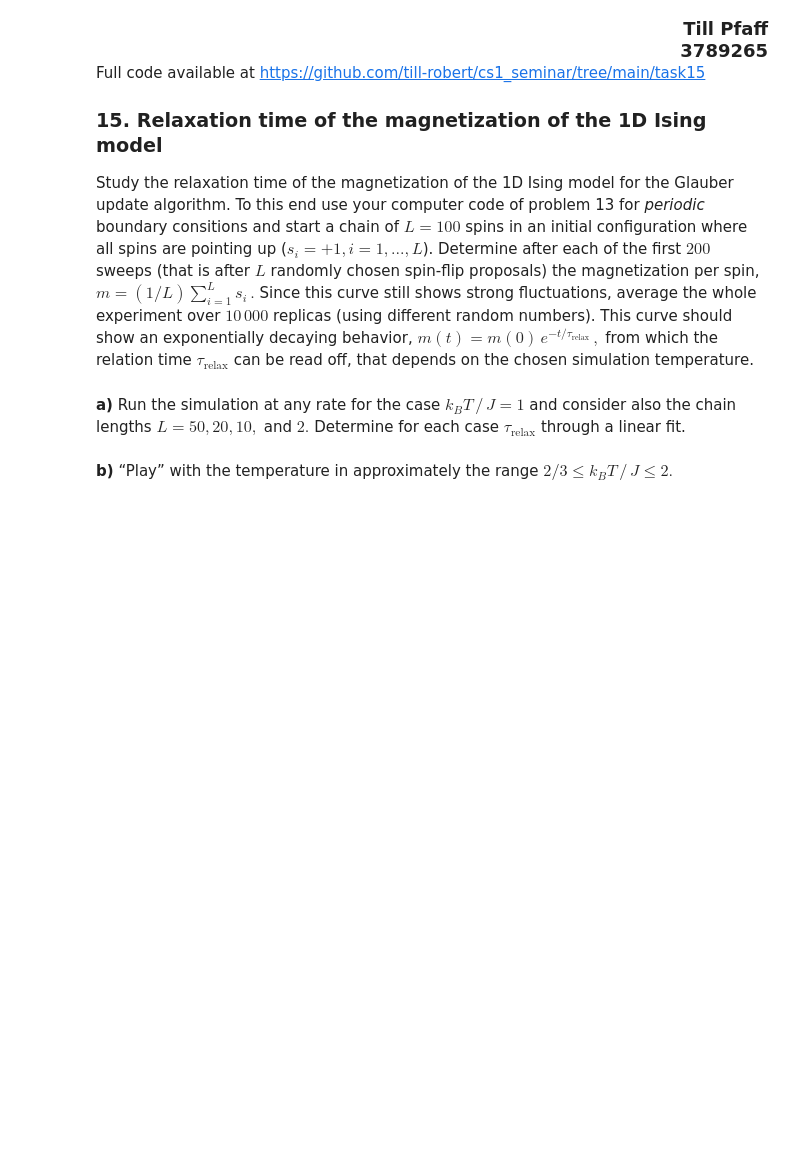
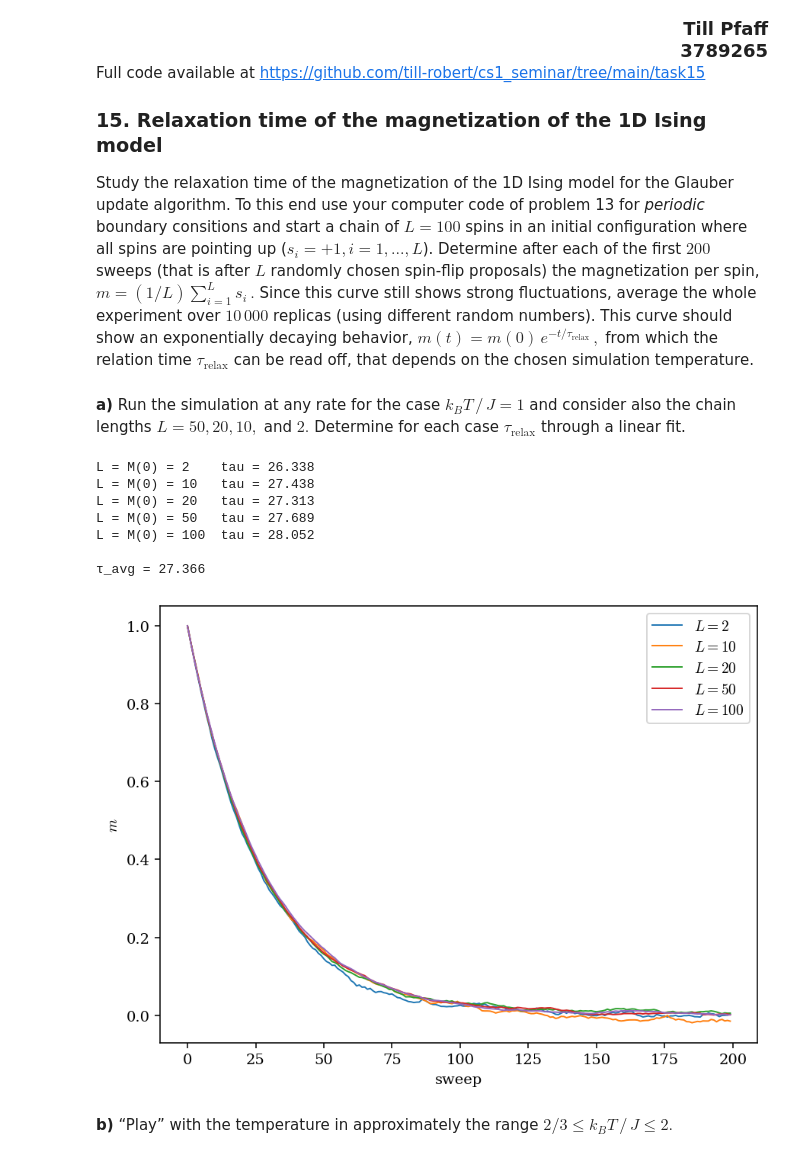
Before and after one commit to till-robert/cs1_seminar, a Jupyter notebook: task15/task15.ipynb, the cells around one changed output. Saved outputs shown, nothing was run; the diff lists cells and outputs as text; code cells hidden in the pictures; blank space fills up the shorter version.

```diff
--- a/task15/task15.ipynb
+++ b/task15/task15.ipynb
@@ -12,8 +12,15 @@ up ($s_i = +1, i = 1, ..., L$). Determine after each of the first $200$ sweeps
 (that is after $L$ randomly chosen spin-flip proposals) the magnetization
 per spin, $m = (1/L) \sum^L_{i=1} s_i\,.$ Since this curve still shows strong fluctuations, average the whole experiment over $10\,000$ replicas (using different
 random numbers). This curve should show an exponentially decaying
-behavior, $m(t) = m(0) \, e^{−t/τ_{\mathrm{relax}}}\,,$ from which the relation time $τ_{\mathrm{relax}}$ can
+behavior, $m(t) = m(0) \, e^{−t/\tau_{\mathrm{relax}}}\,,$ from which the relation time $\tau_{\mathrm{relax}}$ can
 be read off, that depends on the chosen simulation temperature.
 # %% [markdown]
 **a)** Run the simulation at any rate for the case $k_B T \, / \, J = 1$ and consider also the chain lengths $L = 50, 20, 10,$ and $2.$ Determine for
-each case $τ_{\mathrm{relax}}$ through a linear fit.
+each case $\tau_{\mathrm{relax}}$ through a linear fit.
+# %%
+import numpy as np
+import matplotlib.pyplot as plt
+from scipy.optimize import curve_fit
+
+def exponential(x,tau):
+    return np.exp(-x/tau)
@@ -20,2 +29,29 @@ each case $τ_{\mathrm{relax}}$ through a linear fit.
+# %%
+x = np.arange(200)
+L = [2,10,20,50,100]
+avg_M_series = np.loadtxt("out/avg_M_timeseries_beta1.txt")
+# %%
+tau = []
+for L_val,series in zip(L,avg_M_series):
+    curr_tau , = curve_fit(exponential,x,series/L_val)[0]
+    tau.append(curr_tau)
+    print(f"L = M(0) = {L_val}\ttau = {curr_tau:.3f}")
+    plt.plot(x,series/L_val,label=rf"$L = {L_val}$", lw=1)
+
+print(f"\nτ_avg = {sum(tau)/len(tau):.3f}")
+
+plt.xlabel("sweep")
+plt.ylabel("$m$")
+plt.legend()
+plt.show()
+# %% [output]
+L = M(0) = 2    tau = 26.338
+L = M(0) = 10   tau = 27.438
+L = M(0) = 20   tau = 27.313
+L = M(0) = 50   tau = 27.689
+L = M(0) = 100  tau = 28.052
+
+τ_avg = 27.366
+[figure, added]
 # %% [markdown]
 **b)** “Play” with the temperature in approximately the range $2/3 \leq k_B T \, / \, J \leq 2.$
```
Also changed, not shown: parts of 5 cells of this notebook, 1 other file.
